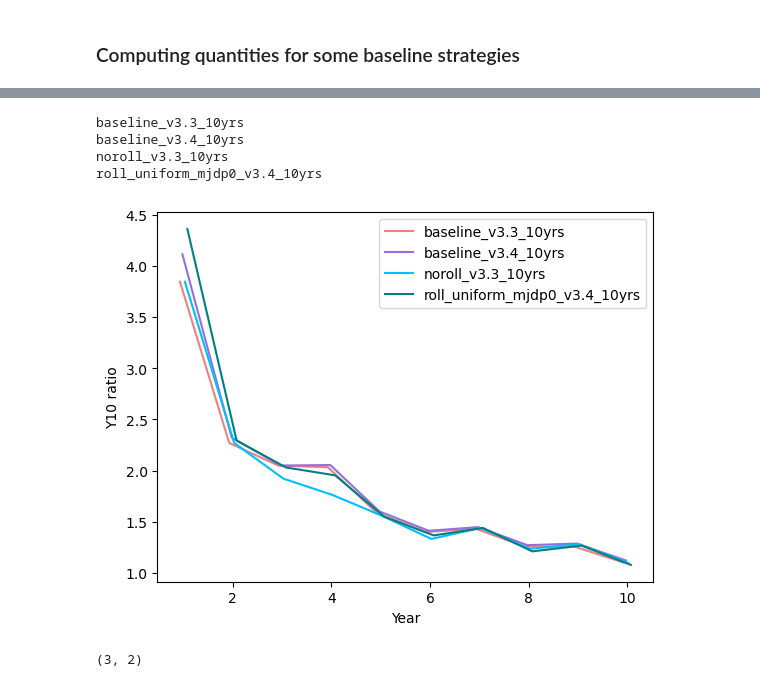
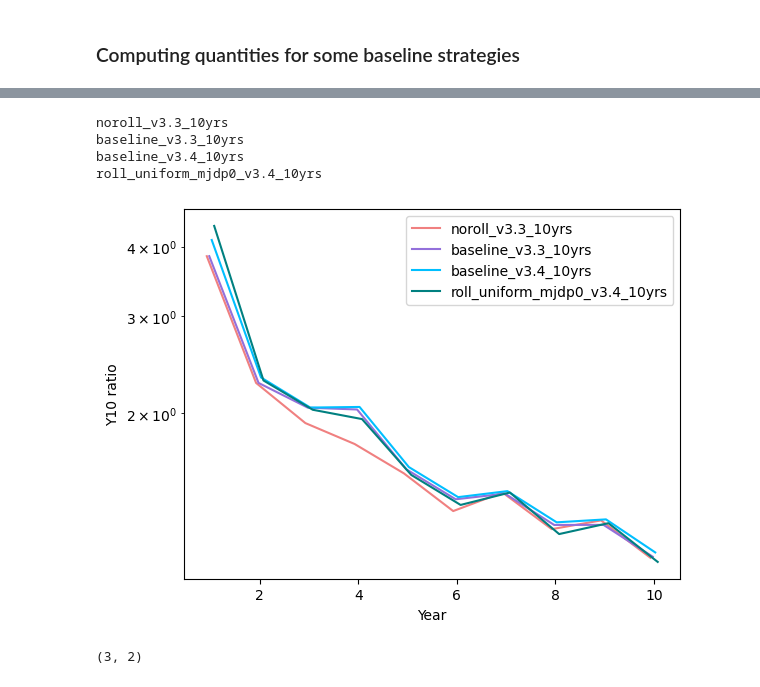
Before and after one commit to LSSTDESC/ObsStrat, a Jupyter notebook: code/meanz_uniformity/iband_to_meanz_jq.ipynb, the cells around one changed output, grey strips where cells are left out. Saved outputs shown, nothing was run; the diff lists cells and outputs as text; code cells hidden in the pictures.

```diff
--- a/code/meanz_uniformity/iband_to_meanz_jq.ipynb
+++ b/code/meanz_uniformity/iband_to_meanz_jq.ipynb
@@ -116,11 +100,12 @@ roll_uniform_mjdp0_v3.4_10yrs
 # %%
-mzmod.plot_metric_by_year(v33_df, stat_name='Y10 ratio',filter='combined',ylog=False)
+importlib.reload(mzmod)
+mzmod.plot_metric_by_year(v33_df, stat_name='Y10 ratio',filter='combined',ylog=True)#, compare_to='noroll_v3.3_10yrs')
 # %% [output]
+noroll_v3.3_10yrs
 baseline_v3.3_10yrs
 baseline_v3.4_10yrs
-noroll_v3.3_10yrs
 roll_uniform_mjdp0_v3.4_10yrs
-[figure, old version]
+[figure, new version]
 # %%
 importlib.reload(mzmod)
 years = [0,1]
```
Also changed, not shown: parts of 4 cells of this notebook, 1 other file.
